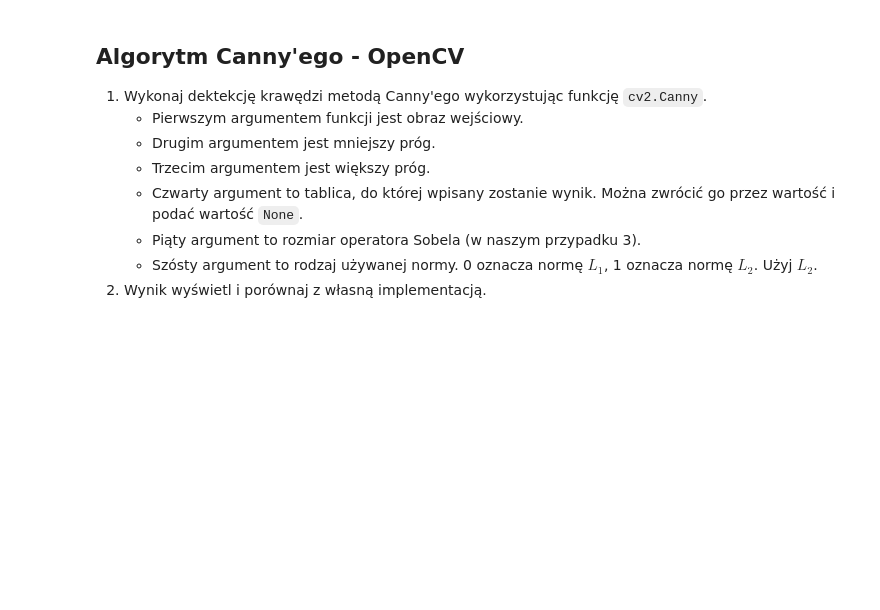
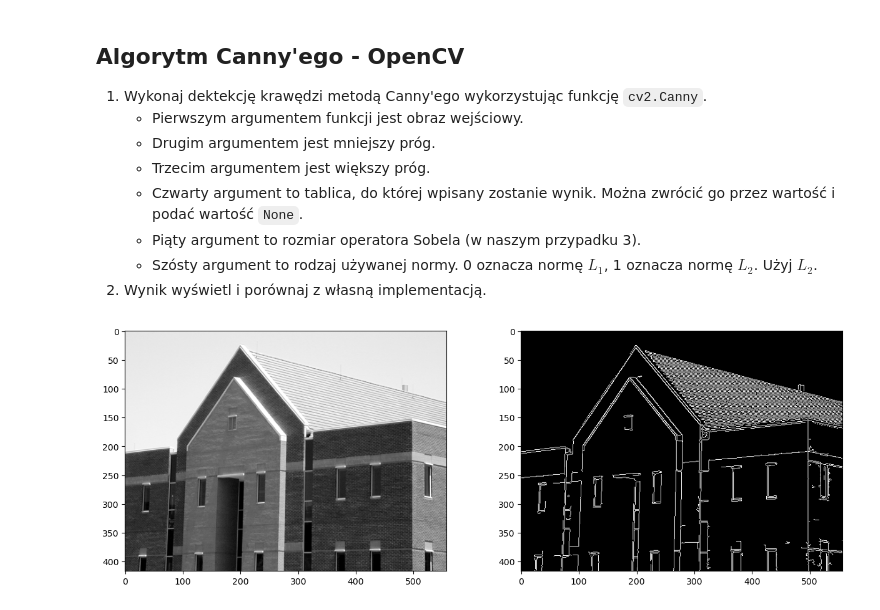
Before and after one commit to omnibus1/poc, a Jupyter notebook: lab9/09_Canny_newest.ipynb, the cells around one changed output. Cells and saved outputs as stored; diff of their text form; code cells hidden in the pictures; blank space fills up the shorter version.

```diff
--- a/lab9/09_Canny_newest.ipynb
+++ b/lab9/09_Canny_newest.ipynb
@@ -215,3 +258,9 @@ plot(mag, angle, angle_q)
     - Szósty argument to rodzaj używanej normy.
     0 oznacza normę $L_1$, 1 oznacza normę $L_2$. Użyj $L_2$.
 2. Wynik wyświetl i porównaj z własną implementacją.
+# %%
+image = cv2.imread("dom.png",cv2.IMREAD_GRAYSCALE)
+res = cv2.Canny(image,100,200,None,3,1)
+plot(image,res)
+# %% [output]
+[figure, added]
```
Also changed, not shown: parts of 1 cell of this notebook, 1 other file.
